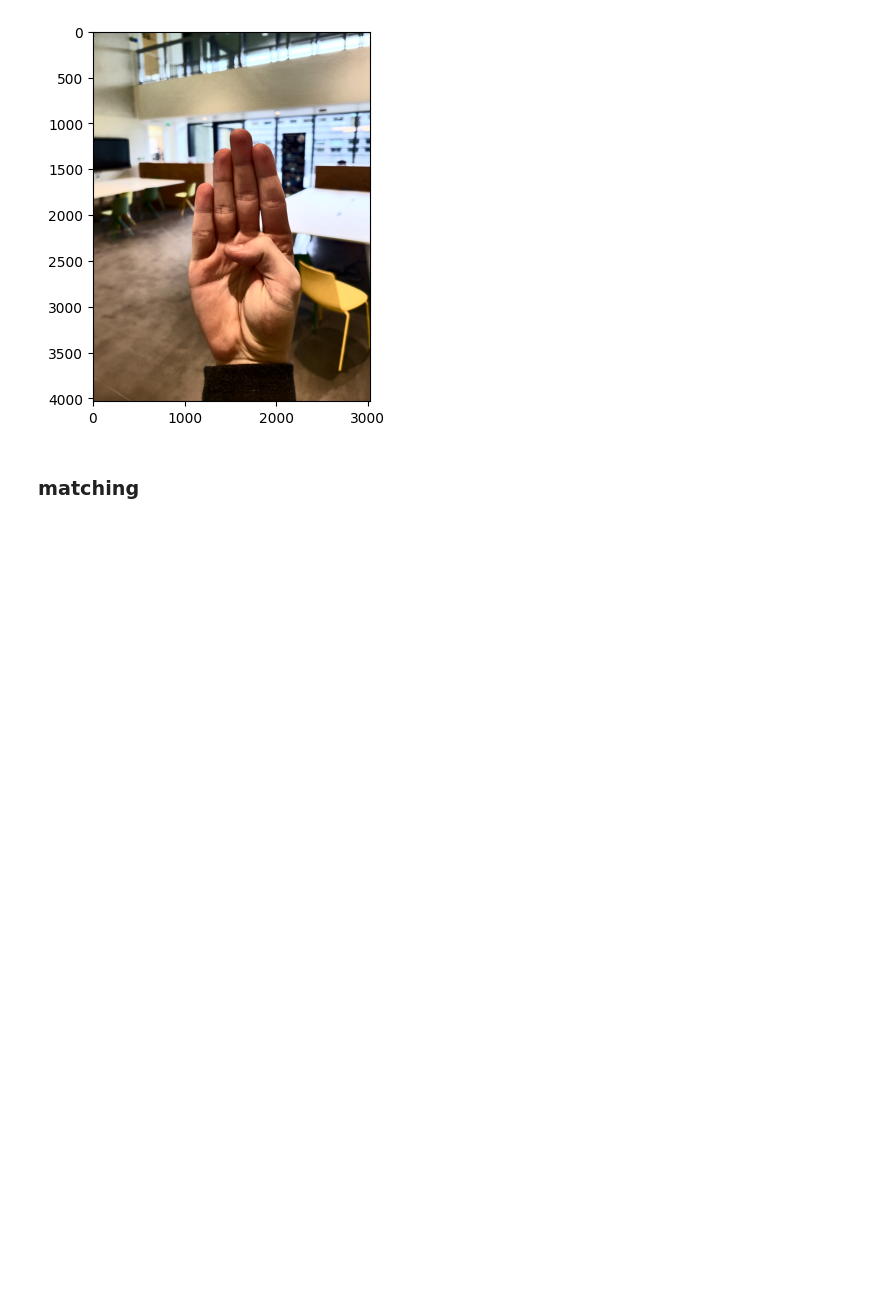
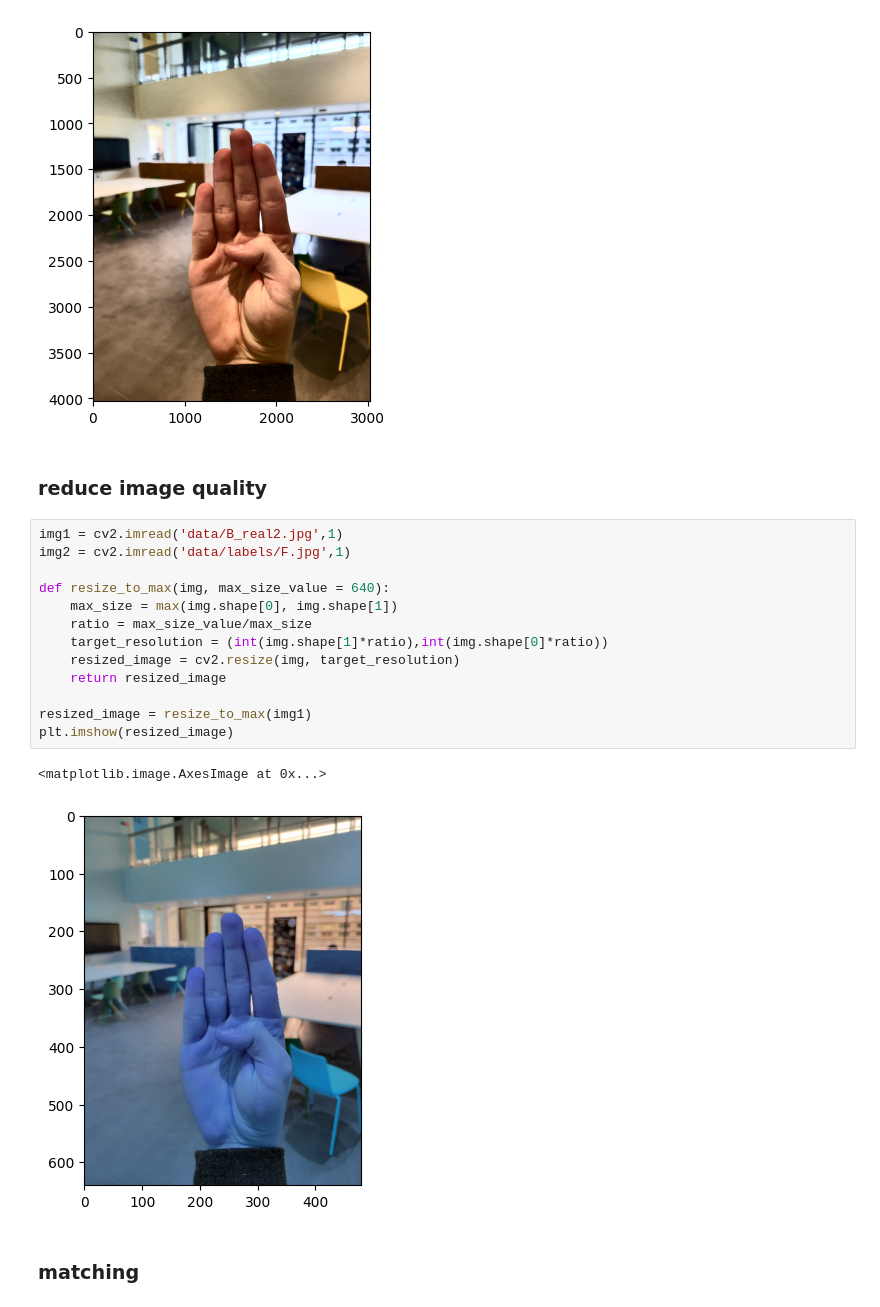
Before and after one commit to MatthiasPicard/projet-vision-cs, a Jupyter notebook: test_segmentation.ipynb, the cells around one changed output. Cells and saved outputs as stored; diff of their text form; blank space fills up the shorter version.

```diff
--- a/test_segmentation.ipynb
+++ b/test_segmentation.ipynb
@@ -53,6 +55,24 @@ plt.imshow(equalize(img1))
 # %% [output]
 <matplotlib.image.AxesImage at 0x...>
 [figure]
+# %% [markdown]
+### reduce image quality
+# %%
+img1 = cv2.imread('data/B_real2.jpg',1)
+img2 = cv2.imread('data/labels/F.jpg',1)
+
+def resize_to_max(img, max_size_value = 640):
+    max_size = max(img.shape[0], img.shape[1])
+    ratio = max_size_value/max_size
+    target_resolution = (int(img.shape[1]*ratio),int(img.shape[0]*ratio))
+    resized_image = cv2.resize(img, target_resolution)
+    return resized_image
+
+resized_image = resize_to_max(img1)
+plt.imshow(resized_image)
+# %% [output]
+<matplotlib.image.AxesImage at 0x...>
+[figure, added]
 # %% [markdown]
 ### matching
 # %%
```
Also changed, not shown: parts of 4 cells of this notebook, 1 other file.
